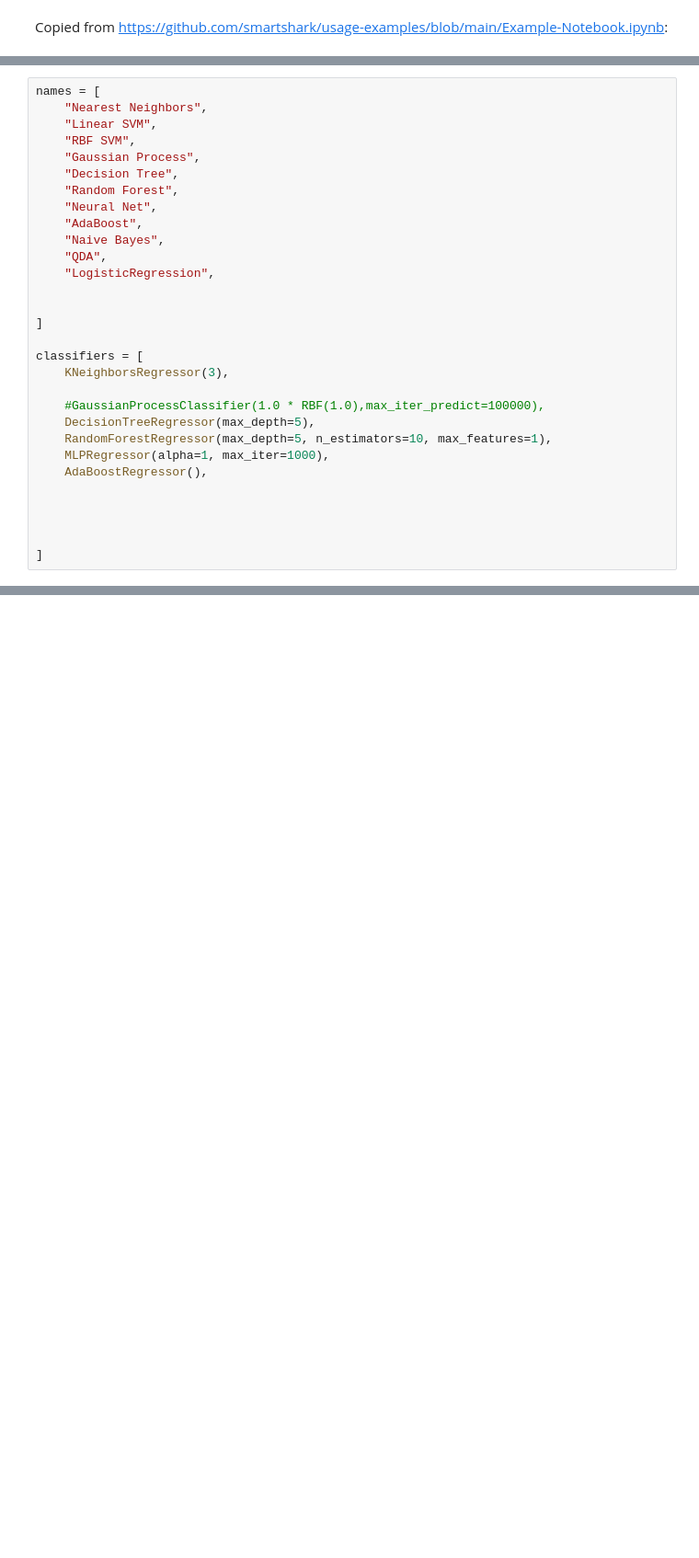
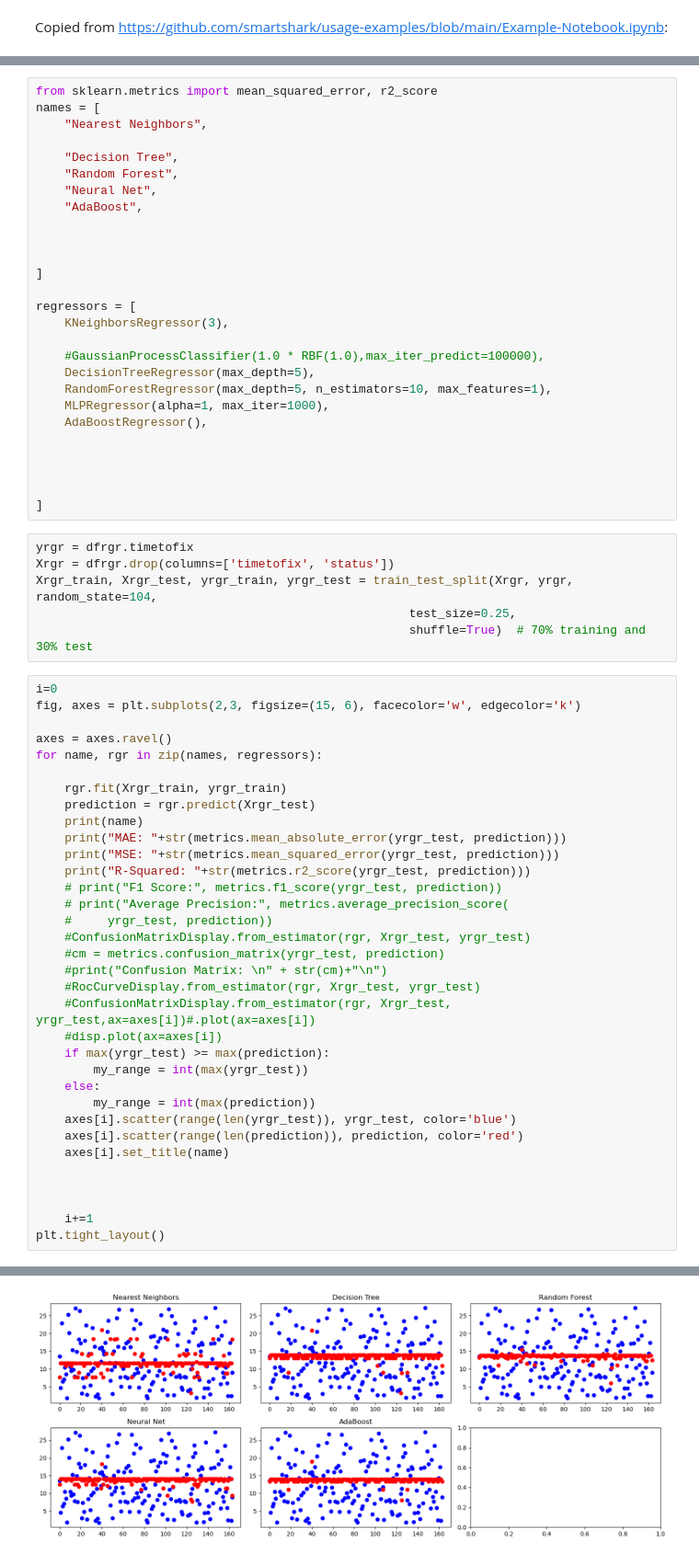
Before and after one commit to TobiAp1510/KI-Grundlagen2023, a Jupyter notebook: Daten holen und Features_2022_23.ipynb, the cells around one changed output, grey strips where cells are left out. Shown at 92% size. Cells and saved outputs as stored; diff of their text form; blank space fills up the shorter version.

```diff
--- a/Daten holen und Features_2022_23.ipynb
+++ b/Daten holen und Features_2022_23.ipynb
@@ -342,21 +315,18 @@ Confusion Matrix:
 # %%
+from sklearn.metrics import mean_squared_error, r2_score
 names = [
     "Nearest Neighbors",
-    "Linear SVM",
-    "RBF SVM",
-    "Gaussian Process",
+
     "Decision Tree",
     "Random Forest",
     "Neural Net",
     "AdaBoost",
-    "Naive Bayes",
-    "QDA",
-    "LogisticRegression",
+
 
 
 ]
 
-classifiers = [
+regressors = [
     KNeighborsRegressor(3),
 
     #GaussianProcessClassifier(1.0 * RBF(1.0),max_iter_predict=100000),
@@ -369,3 +339,44 @@ classifiers = [
 
 
 ]
+# %%
+yrgr = dfrgr.timetofix
+Xrgr = dfrgr.drop(columns=['timetofix', 'status'])
+Xrgr_train, Xrgr_test, yrgr_train, yrgr_test = train_test_split(Xrgr, yrgr, random_state=104,
+                                                    test_size=0.25,
+                                                    shuffle=True)  # 70% training and 30% test
+# %%
+i=0
+fig, axes = plt.subplots(2,3, figsize=(15, 6), facecolor='w', edgecolor='k')
+
+axes = axes.ravel()
+for name, rgr in zip(names, regressors):
+
+    rgr.fit(Xrgr_train, yrgr_train)
+    prediction = rgr.predict(Xrgr_test)
+    print(name)
+    print("MAE: "+str(metrics.mean_absolute_error(yrgr_test, prediction)))
+    print("MSE: "+str(metrics.mean_squared_error(yrgr_test, prediction)))
+    print("R-Squared: "+str(metrics.r2_score(yrgr_test, prediction)))
+    # print("F1 Score:", metrics.f1_score(yrgr_test, prediction))
+    # print("Average Precision:", metrics.average_precision_score(
+    #     yrgr_test, prediction))
+    #ConfusionMatrixDisplay.from_estimator(rgr, Xrgr_test, yrgr_test)
+    #cm = metrics.confusion_matrix(yrgr_test, prediction)
+    #print("Confusion Matrix: \n" + str(cm)+"\n")
+    #RocCurveDisplay.from_estimator(rgr, Xrgr_test, yrgr_test)
+    #ConfusionMatrixDisplay.from_estimator(rgr, Xrgr_test, yrgr_test,ax=axes[i])#.plot(ax=axes[i])
+    #disp.plot(ax=axes[i])
+    if max(yrgr_test) >= max(prediction):
+        my_range = int(max(yrgr_test))
+    else:
+        my_range = int(max(prediction))
+    axes[i].scatter(range(len(yrgr_test)), yrgr_test, color='blue')
+    axes[i].scatter(range(len(prediction)), prediction, color='red')
+    axes[i].set_title(name)
+
+
+
+    i+=1
+plt.tight_layout()
+# %% [output]
@@ -371,0 +403 @@ classifiers = [
+[figure, added]
```
Also changed, not shown: parts of 9 cells of this notebook, 1 other file.
